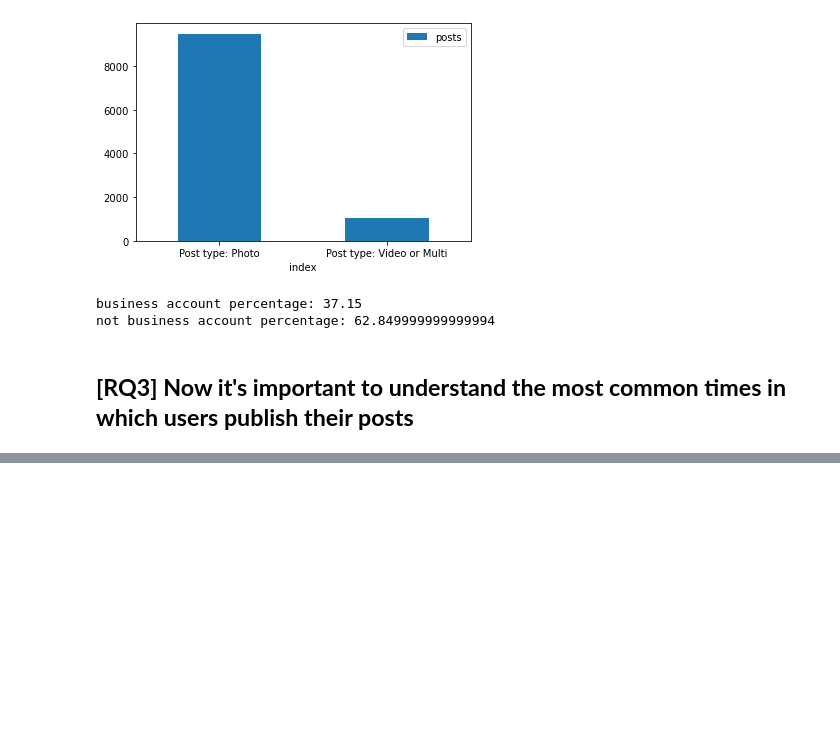
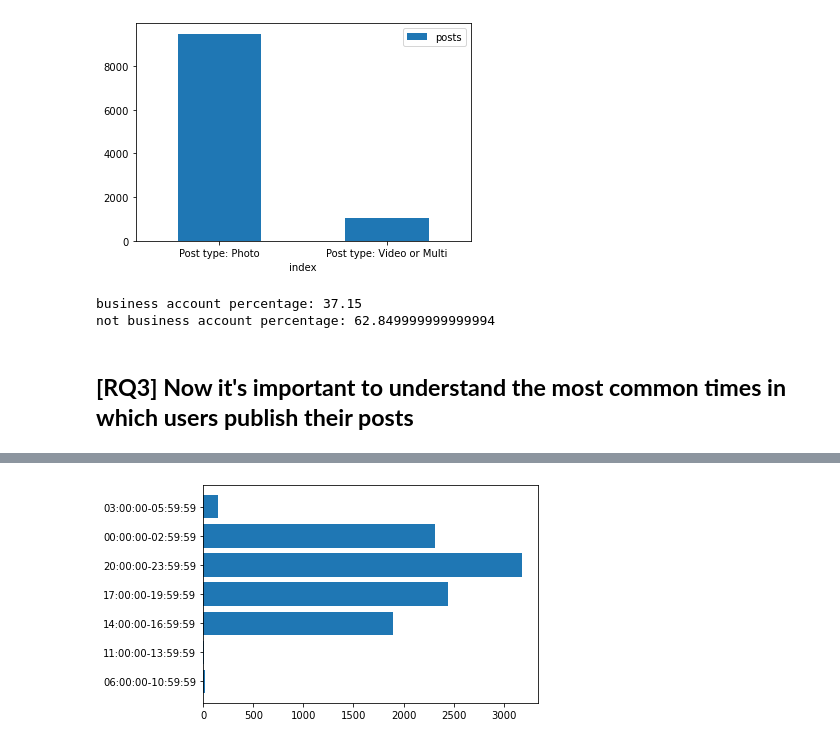
Before and after one commit to GiacomoBelliniStudent/ADM-HW2, a Jupyter notebook: main.ipynb, the cells around one changed output, grey strips where cells are left out. Saved outputs shown, nothing was run; the diff lists cells and outputs as text; code cells hidden in the pictures; blank space fills up the shorter version.

```diff
--- a/main.ipynb
+++ b/main.ipynb
@@ -209,3 +210,9 @@ business account percentage: 37.15
 not business account percentage: 62.849999999999994
 # %% [markdown]
 ## **[RQ3] Now it's important to understand the most common times in which users publish their posts**
+# %%
+# What is the most common time in which users publish their posts?
+import datetime
+
+profiles_chunk['times'] = pd.to_datetime(profiles_chunk['cts']).dt.strftime('%H:%M:%S')
+profiles_chunk.groupby(['times'])['times'].count().reset_index(name='number_posts_submitted').sort_values(['number_posts_submitted'], ascending=False)
@@ -211,0 +233,28 @@ not business account percentage: 62.849999999999994
+# %%
+# Create a function that receives a time intervals list as a parameter and returns a plot with the number of posts for each given interval.
+
+def plot_posts_per_time(interval_list):
+    cts = profiles_chunk.groupby(['times'])['times'].count().reset_index(name='number_posts_submitted').sort_values(['number_posts_submitted'], ascending=False)
+    cts['times'] = pd.to_datetime(cts['times'], format='%H:%M:%S').dt.time
+    times = list(zip(cts.times, cts.number_posts_submitted))
+    default_value = 0
+    keys = []
+    for initial_time, end_time in interval_list:
+        keys.append(initial_time + '-' + end_time)
+    posts_in_intervals = dict.fromkeys(keys,default_value)
+    for initial_time, end_time in interval_list:
+        for time, num_post in times:
+            if pd.to_datetime(initial_time).time() <= time <= pd.to_datetime(end_time).time():
+                posts_in_intervals[initial_time + '-' + end_time] += num_post
+
+    fig, ax = plt.subplots()
+    ax.barh(*zip(*posts_in_intervals.items()))
+    plt.show()
+# %%
+# Use the function that you created in the previous literal to plot the number of posts between the following time intervals:
+
+interval_list = [('06:00:00', '10:59:59'),('11:00:00', '13:59:59'), ('14:00:00', '16:59:59'), ('17:00:00', '19:59:59'), ('20:00:00', '23:59:59'), ('00:00:00', '02:59:59'), ('03:00:00','05:59:59')]
+
+plot_posts_per_time(interval_list)
+# %% [output]
+[figure, added]
```
Also changed, not shown: parts of 7 cells of this notebook.
